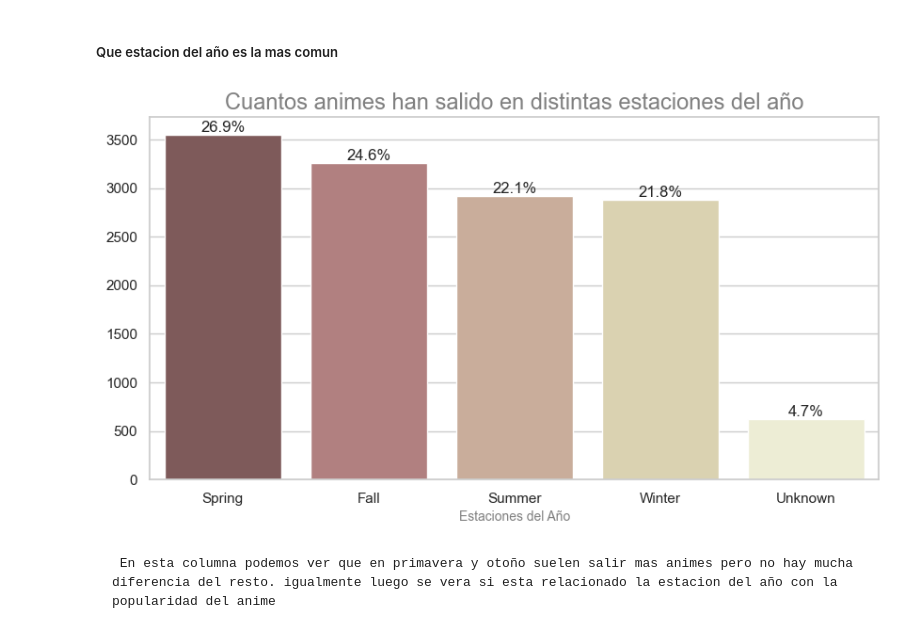
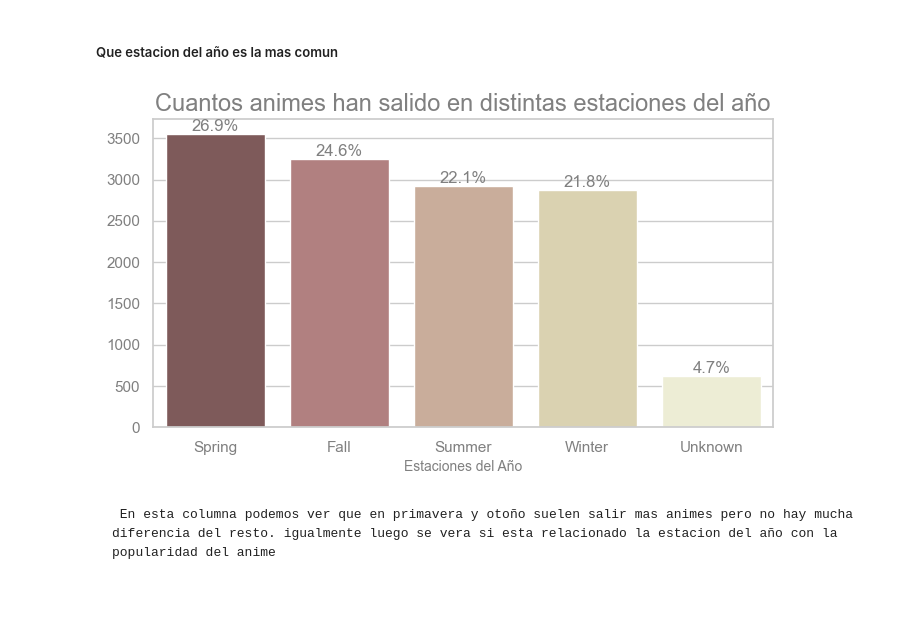
Before and after one commit to AmyGaarcia/DS_PT_09_2023, a Jupyter notebook: Data_Analysis/EDA/1-Definicion_EDA ANIME_ordenado.ipynb, the cells around one changed output. Saved outputs shown, nothing was run; the diff lists cells and outputs as text; code cells hidden in the pictures; blank space fills up the shorter version.

```diff
--- a/Data_Analysis/EDA/1-Definicion_EDA ANIME_ordenado.ipynb
+++ b/Data_Analysis/EDA/1-Definicion_EDA ANIME_ordenado.ipynb
@@ -913,23 +915,24 @@ plt.show()
 # %%
 #anime_copia=anime_copia[anime_copia["Premiered"]!= "Unknown"]
 
 season= anime_copia["Premiered"].value_counts()
 
 sns.set(style="whitegrid")
-plt.figure(figsize=(10,5))
+plt.figure(figsize=(8,4))
 sns.barplot(x=season.index, y=season.values, hue=season.index, palette="pink")
-
 plt.title("Cuantos animes han salido en distintas estaciones del año", color= "Grey", fontsize =17)
 plt.xlabel("Estaciones del Año", color="Grey", fontsize= 10)
+plt.tick_params(axis="x", colors="grey")
+plt.tick_params(axis="y", colors="grey")
 
 # ES PARA PONER EL PORCENTAJE ARRIBA DE CADA COLUMNAA
 for i, value in enumerate(season.values):
     porcentaje =(value / season.sum())* 100
-    plt.text(i, value+0.1, f"{porcentaje:.1f}%", ha="center",va="bottom")
+    plt.text(i, value+0.1, f"{porcentaje:.1f}%", ha="center",va="bottom", color="grey")
 
 plt.show()
 # %% [output]
-[figure, old version]
+[figure, new version]
 # %% [markdown]
      En esta columna podemos ver que en primavera y otoño suelen salir mas animes pero no hay mucha diferencia del resto. igualmente luego se vera si esta relacionado la estacion del año con la popularidad del anime
 # %% [markdown]
```
Also changed, not shown: parts of 46 cells of this notebook.
